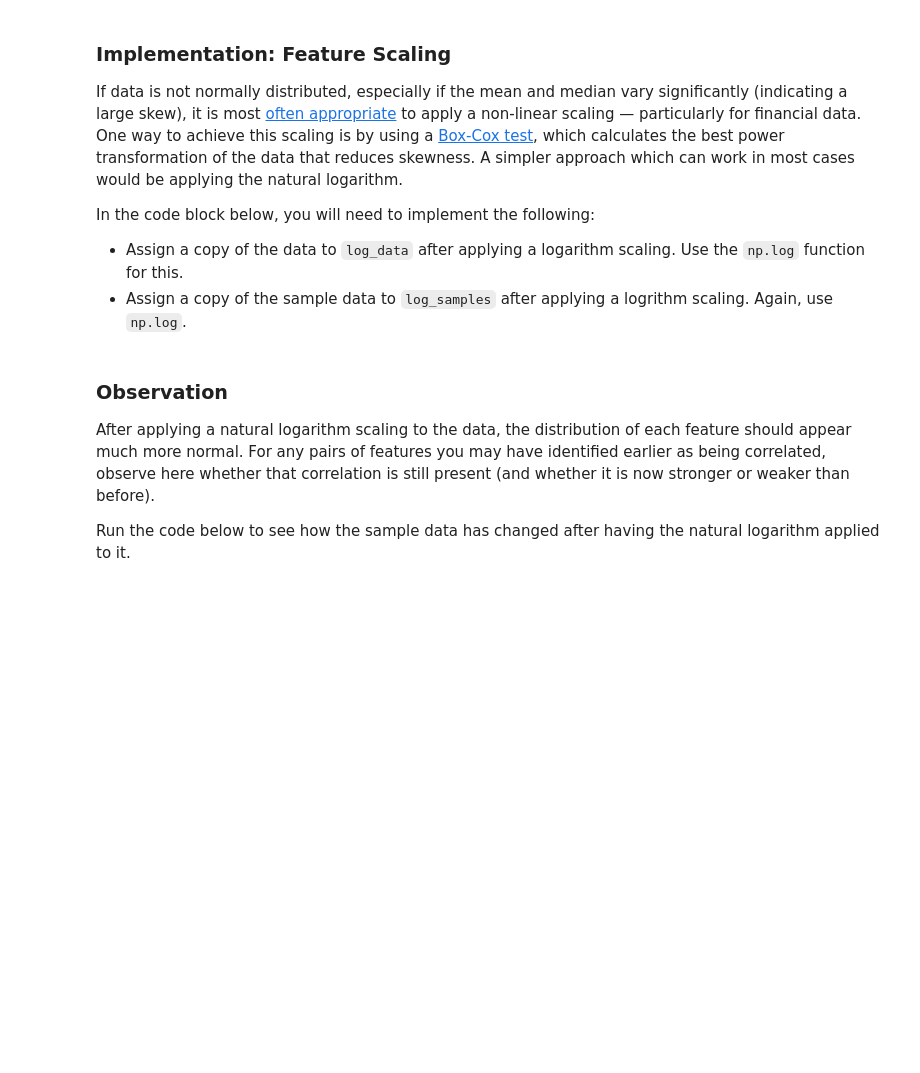
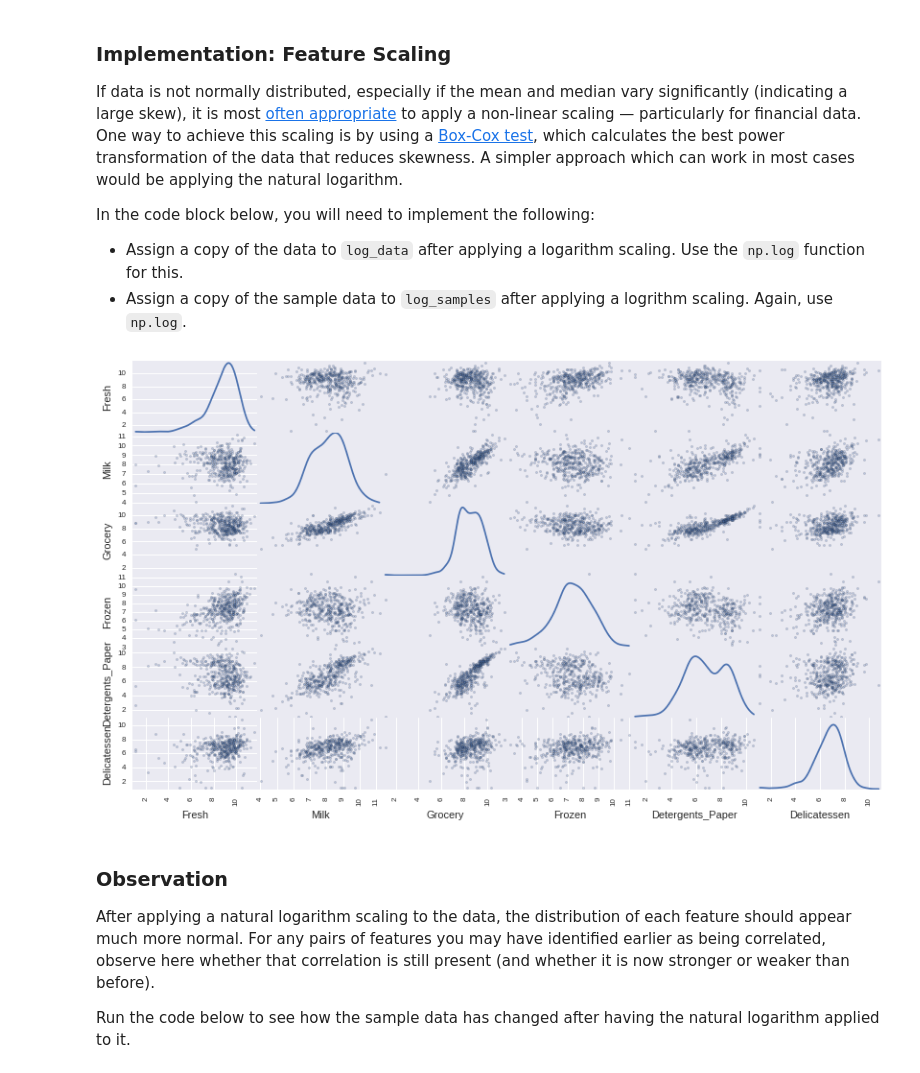
Before and after one commit to afcarl/Udacity-MLND-Project3, a Jupyter notebook: customer_segments.ipynb, the cells around one changed output. Saved outputs shown, nothing was run; the diff lists cells and outputs as text; code cells hidden in the pictures; blank space fills up the shorter version.

```diff
--- a/customer_segments.ipynb
+++ b/customer_segments.ipynb
@@ -310,13 +310,15 @@ In the code block below, you will need to implement the following:
  - Assign a copy of the sample data to `log_samples` after applying a logrithm scaling. Again, use `np.log`.
 # %%
 # TODO: Scale the data using the natural logarithm
-log_data = None
+log_data = np.log(data)
 
 # TODO: Scale the sample data using the natural logarithm
-log_samples = None
+log_samples = np.log(samples)
 
 # Produce a scatter matrix for each pair of newly-transformed features
 pd.scatter_matrix(log_data, alpha = 0.3, figsize = (14,8), diagonal = 'kde');
+# %% [output]
+[figure, added]
 # %% [markdown]
 ### Observation
 After applying a natural logarithm scaling to the data, the distribution of each feature should appear much more normal. For any pairs of features you may have identified earlier as being correlated, observe here whether that correlation is still present (and whether it is now stronger or weaker than before).
```
Also changed, not shown: parts of 1 cell of this notebook.
